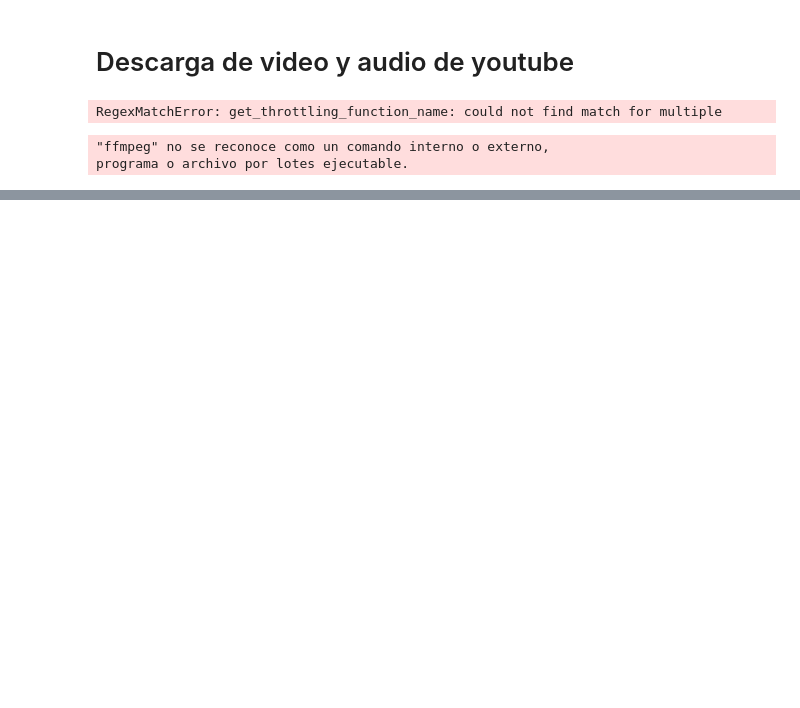
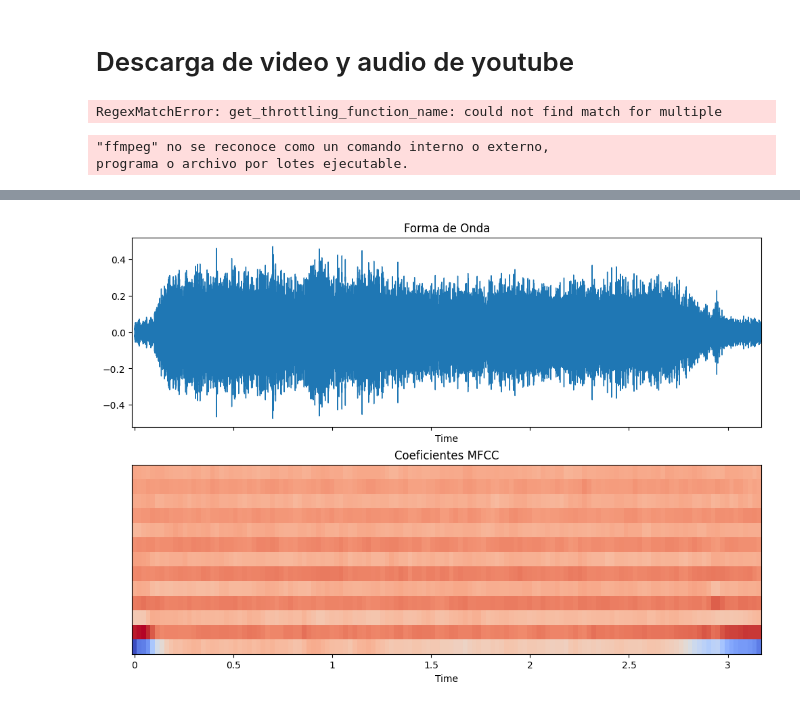
Before and after one commit to JuanJT117/Procesamiento_y_clasificacion_de_datos, a Jupyter notebook: Tareas/Tarea_7/Datos/tarea.ipynb, the cells around one changed output, grey strips where cells are left out. Cells and saved outputs as stored; diff of their text form; code cells hidden in the pictures; blank space fills up the shorter version.

```diff
--- a/Tareas/Tarea_7/Datos/tarea.ipynb
+++ b/Tareas/Tarea_7/Datos/tarea.ipynb
@@ -67,0 +123,16 @@ plt.show()
+# %%
+# Crear una figura con dos subgráficos
+fig, ax = plt.subplots(nrows=2, sharex=True, figsize=(12, 8))
+
+# Mostrar la forma de onda en el primer subgráfico
+librosa.display.waveshow(y, sr=sr, ax=ax[0])
+ax[0].set(title='Forma de Onda')
+
+# Mostrar los coeficientes MFCC en el segundo subgráfico
+img = librosa.display.specshow(mfccs, x_axis='time', sr=sr, ax=ax[1])
+ax[1].set(title='Coeficientes MFCC')
+
+# Mostrar la figura
+plt.show()
+# %% [output]
+[figure, added]
```
Also changed, not shown: parts of 13 cells of this notebook.
